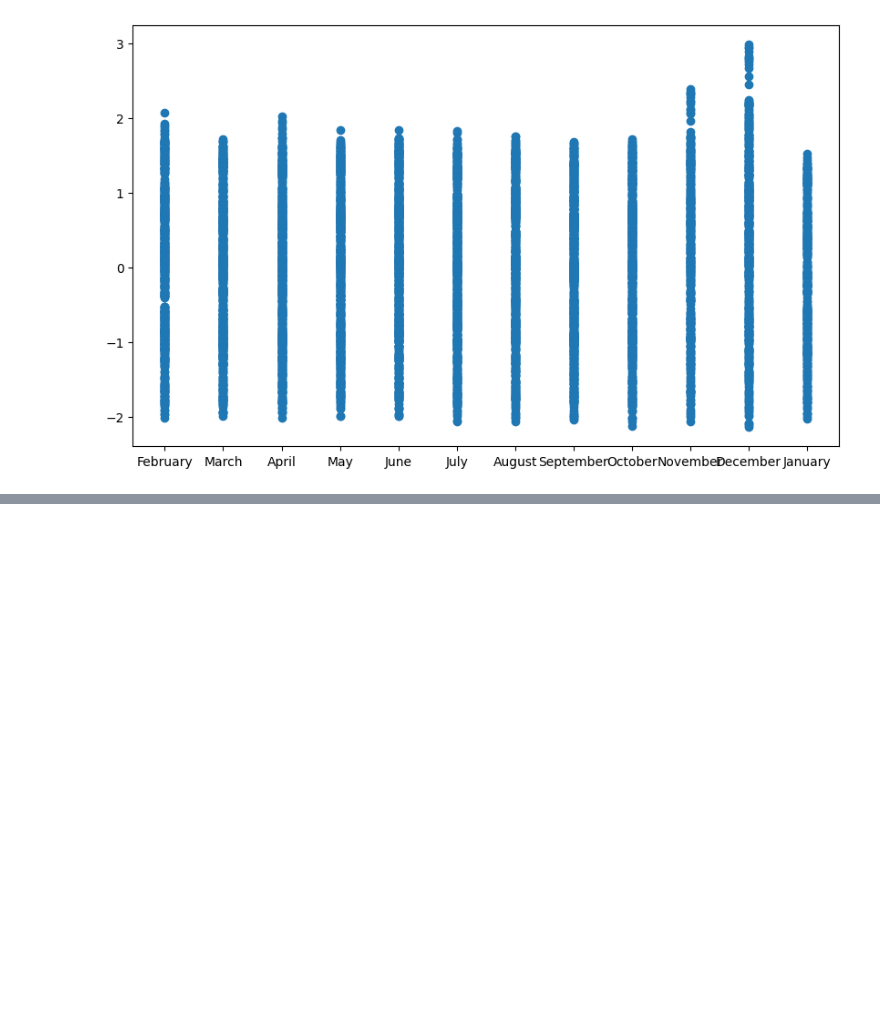
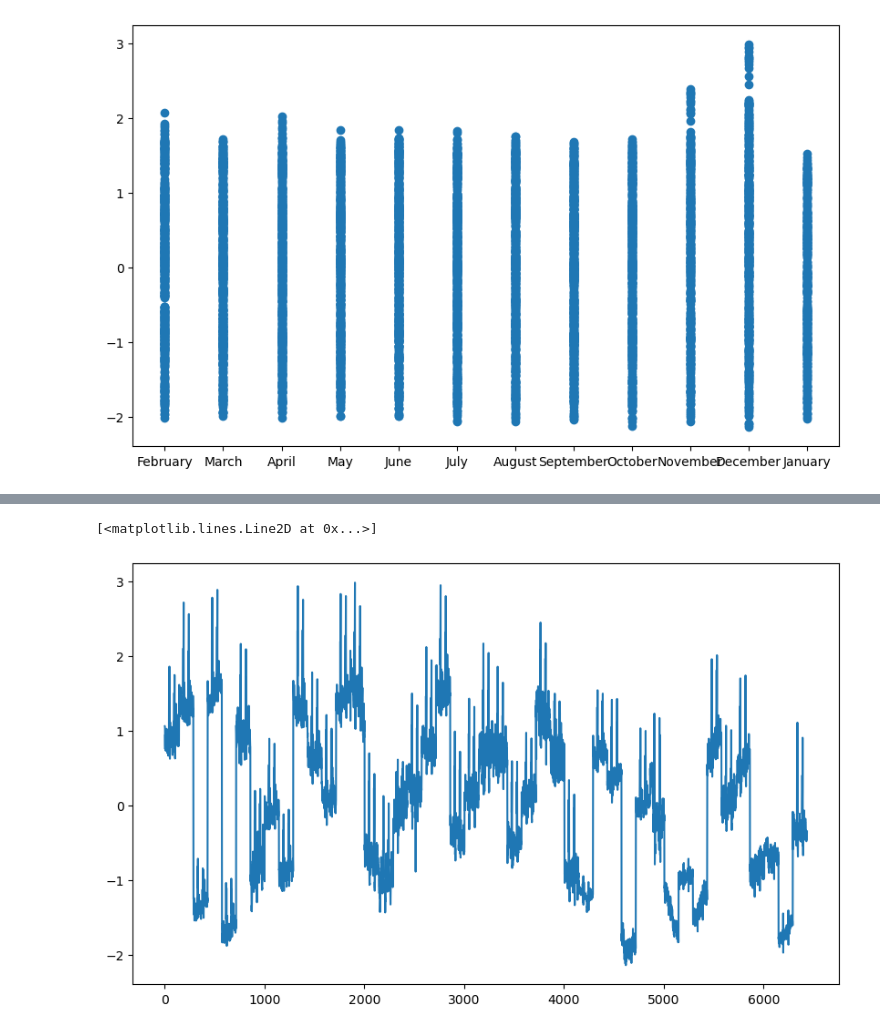
Before and after one commit to Satyam-10124/machine_learning, a Jupyter notebook: walmart.ipynb, the cells around one changed output, grey strips where cells are left out. Drawn from its saved outputs; the diff is of its cells as text; code cells hidden in the pictures; blank space fills up the shorter version.

```diff
--- a/walmart.ipynb
+++ b/walmart.ipynb
@@ -241,0 +248,6 @@ plt.scatter(df.month_name, weekly_sales_pt)
+# %%
+plt.figure(figsize=(10, 6))
+plt.plot(weekly_sales_pt)
+# %% [output]
+[<matplotlib.lines.Line2D at 0x...>]
+[figure, added]
```
Also changed, not shown: parts of 16 cells of this notebook, 5 other files.
